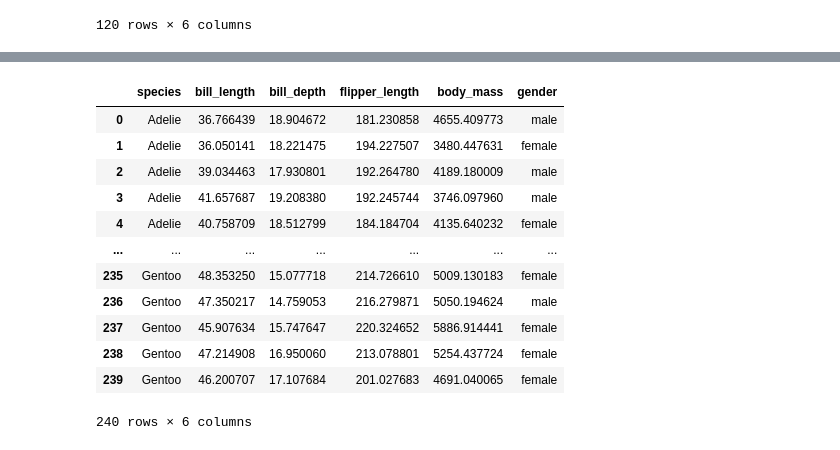
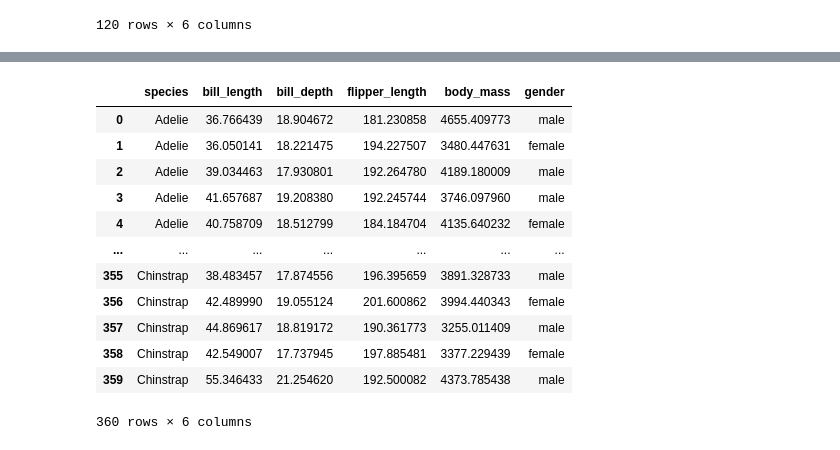
Before and after one commit to jbrad88/pda-project, a Jupyter notebook: pda-project.ipynb, the cells around one changed output, grey strips where cells are left out. Saved outputs shown, nothing was run; the diff lists cells and outputs as text; code cells hidden in the pictures.

```diff
--- a/pda-project.ipynb
+++ b/pda-project.ipynb
@@ -495,0 +509,9 @@ df_Adelie
+# %%
+df_Chinstrap = pd.DataFrame({'species':"Chinstrap",
+                          'bill_length':np.random.normal(43.33, 5.85, 120),
+                          'bill_depth':np.random.normal(18.28, 1.15, 120),
+                          'flipper_length':np.random.normal(193.7, 6.85, 120),
+                          'body_mass':np.random.normal(3729.63, 426.37, 120),
+                          'gender':np.random.choice(a=['male','female'], size=120, p=[0.5,0.5])})
+
+df_Chinstrap
@@ -496,22 +532,22 @@ df_Adelie
 # %%
 # Append dataframes
 
-result = pd.concat([df_Adelie, df_Gentoo], ignore_index=True, sort=False)
+result = pd.concat([df_Adelie, df_Gentoo, df_Chinstrap], ignore_index=True, sort=False)
 result
 # %% [output]
 |  | species | bill_length | bill_depth | flipper_length | body_mass | gender |
 | 0 | Adelie | 36.766439 | 18.904672 | 181.230858 | 4655.409773 | male |
 | 1 | Adelie | 36.050141 | 18.221475 | 194.227507 | 3480.447631 | female |
 | 2 | Adelie | 39.034463 | 17.930801 | 192.264780 | 4189.180009 | male |
 | 3 | Adelie | 41.657687 | 19.208380 | 192.245744 | 3746.097960 | male |
 | 4 | Adelie | 40.758709 | 18.512799 | 184.184704 | 4135.640232 | female |
 | ... | ... | ... | ... | ... | ... | ... |
-| 235 | Gentoo | 48.353250 | 15.077718 | 214.726610 | 5009.130183 | female |
-| 236 | Gentoo | 47.350217 | 14.759053 | 216.279871 | 5050.194624 | male |
-| 237 | Gentoo | 45.907634 | 15.747647 | 220.324652 | 5886.914441 | female |
-| 238 | Gentoo | 47.214908 | 16.950060 | 213.078801 | 5254.437724 | female |
-| 239 | Gentoo | 46.200707 | 17.107684 | 201.027683 | 4691.040065 | female |
+| 355 | Chinstrap | 38.483457 | 17.874556 | 196.395659 | 3891.328733 | male |
+| 356 | Chinstrap | 42.489990 | 19.055124 | 201.600862 | 3994.440343 | female |
+| 357 | Chinstrap | 44.869617 | 18.819172 | 190.361773 | 3255.011409 | male |
+| 358 | Chinstrap | 42.549007 | 17.737945 | 197.885481 | 3377.229439 | female |
+| 359 | Chinstrap | 55.346433 | 21.254620 | 192.500082 | 4373.785438 | male |
-240 rows × 6 columns
+360 rows × 6 columns
 # %%
 import seaborn as sns
 sns.pairplot(result, hue='species')
```
Also changed, not shown: parts of 3 cells of this notebook.
